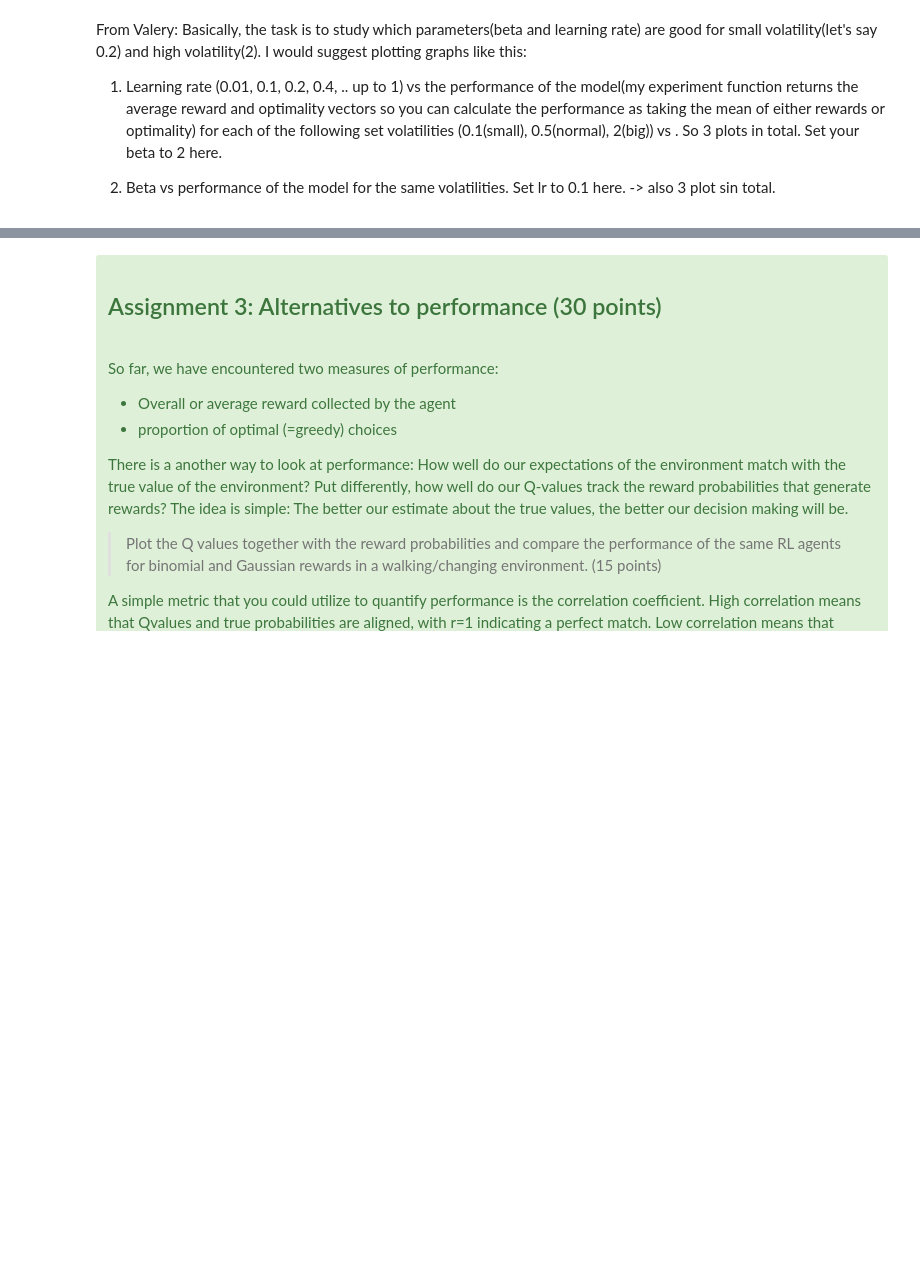
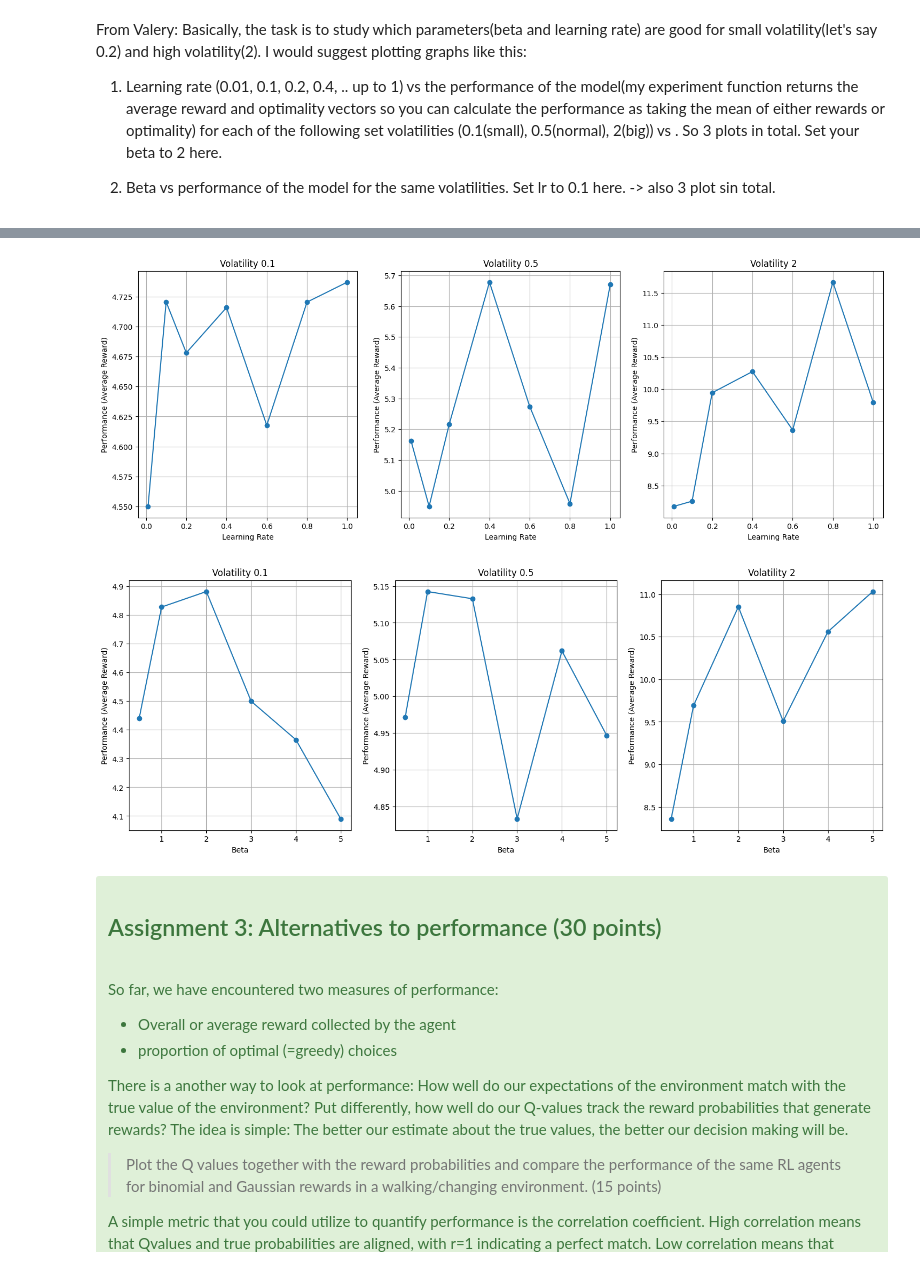
Before and after one commit to ValeriaRezan/CM_WG1, a Jupyter notebook: CogMod2_Valeria.ipynb, the cells around one changed output, grey strips where cells are left out. Drawn from its saved outputs; the diff is of its cells as text; code cells hidden in the pictures; blank space fills up the shorter version.

```diff
--- a/CogMod2_Valeria.ipynb
+++ b/CogMod2_Valeria.ipynb
@@ -256,3 +292,58 @@ rewards, optimallity = run_experiment(mean_values, gaussian_walking, beta = beta
+# %%
+volatilities = [0.1, 0.5, 2]
+learning_rates = [0.01, 0.1, 0.2, 0.4, 0.6, 0.8, 1]
+beta_fixed = 2
+
+lr_results = {}
+
+for vol in volatilities:
+    lr_results[vol] = []
+    for lr in learning_rates:
+        rewards, optimality = run_experiment(mean_values, gaussian_walking, beta=beta_fixed, n_agents=n_agents, n_trials=n_trials, learning_rate=lr, volatility=vol)
+        avg_performance = np.mean(rewards)
+        lr_results[vol].append(avg_performance)
+
+# Plotting Learning Rate vs Performance for each volatility
+fig, axs = plt.subplots(1, 3, figsize=(18, 6))
+plt.subplots_adjust(hspace=0.5)
+
+for i, vol in enumerate(volatilities):
+    axs[i].plot(learning_rates, lr_results[vol], marker='o')
+    axs[i].set_title(f'Volatility {vol}')
+    axs[i].set_xlabel('Learning Rate')
+    axs[i].set_ylabel('Performance (Average Reward)')
+    axs[i].grid(True)
+
+plt.show()
+
+# 2. Beta vs Performance (for volatilities: 0.1, 0.5, 2)
+betas = [0.5, 1, 2, 3, 4, 5]
+learning_rate_fixed = 0.1
+
+beta_results = {}
+
+for vol in volatilities:
+    beta_results[vol] = []
+    for beta in betas:
+        rewards, optimality = run_experiment(mean_values, gaussian_walking, beta=beta, n_agents=n_agents, n_trials=n_trials, learning_rate=learning_rate_fixed, volatility=vol)
+        avg_performance = np.mean(rewards)
+        beta_results[vol].append(avg_performance)
+
+# Plotting Beta vs Performance for each volatility
+fig, axs = plt.subplots(1, 3, figsize=(18, 6))
+plt.subplots_adjust(hspace=0.5)
+
+for i, vol in enumerate(volatilities):
+    axs[i].plot(betas, beta_results[vol], marker='o')
+    axs[i].set_title(f'Volatility {vol}')
+    axs[i].set_xlabel('Beta')
+    axs[i].set_ylabel('Performance (Average Reward)')
+    axs[i].grid(True)
+
+plt.show()
+# %% [output]
+[figure, added]
+[figure, added]
 # %% [markdown]
 <div class="alert alert-success" role="alert">
 <h2> Assignment 3: Alternatives to performance (30 points) </h2><br>
```
Also changed, not shown: parts of 6 cells of this notebook.
